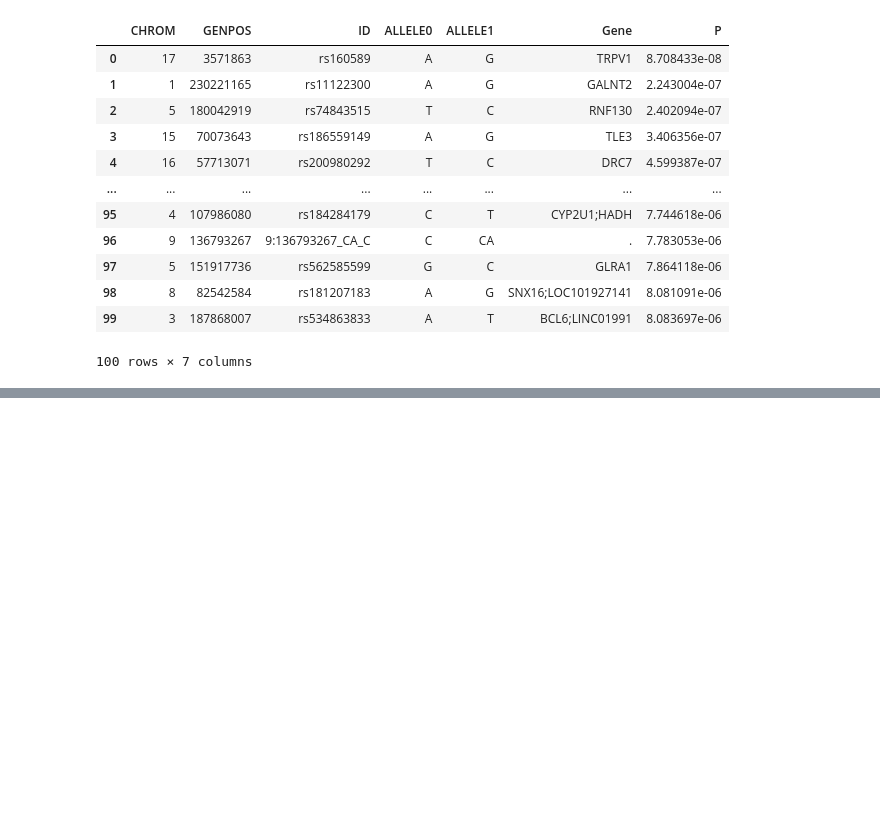
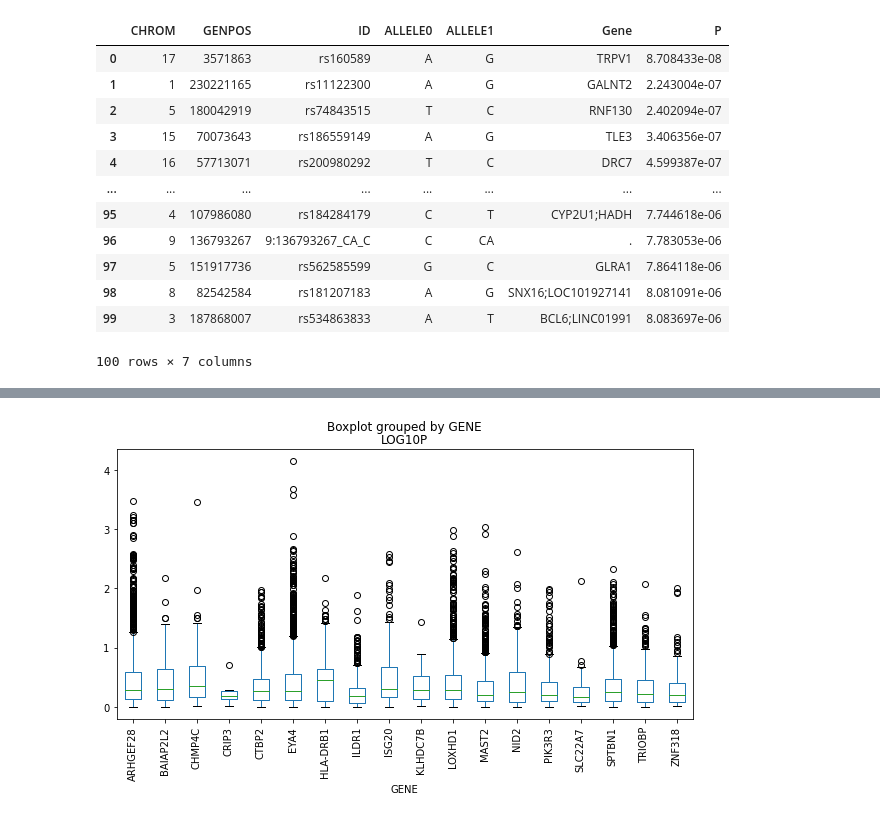
Before and after one commit to statgenetics/UKBB_GWAS_dev, a Jupyter notebook: workflow/030722_GenexNoise_interaction.ipynb, the cells around one changed output, grey strips where cells are left out. Cells and saved outputs as stored; diff of their text form; code cells hidden in the pictures; blank space fills up the shorter version.

```diff
--- a/workflow/030722_GenexNoise_interaction.ipynb
+++ b/workflow/030722_GenexNoise_interaction.ipynb
@@ -1972,0 +2350,6 @@ comb(pfile,annofile,out)
+# %%
+trait="f3393"
+noise="f3393_f4825_2"
+boxplot(trait,noise)
+# %% [output]
+[figure, added]
```
Also changed, not shown: parts of 69 cells of this notebook.
